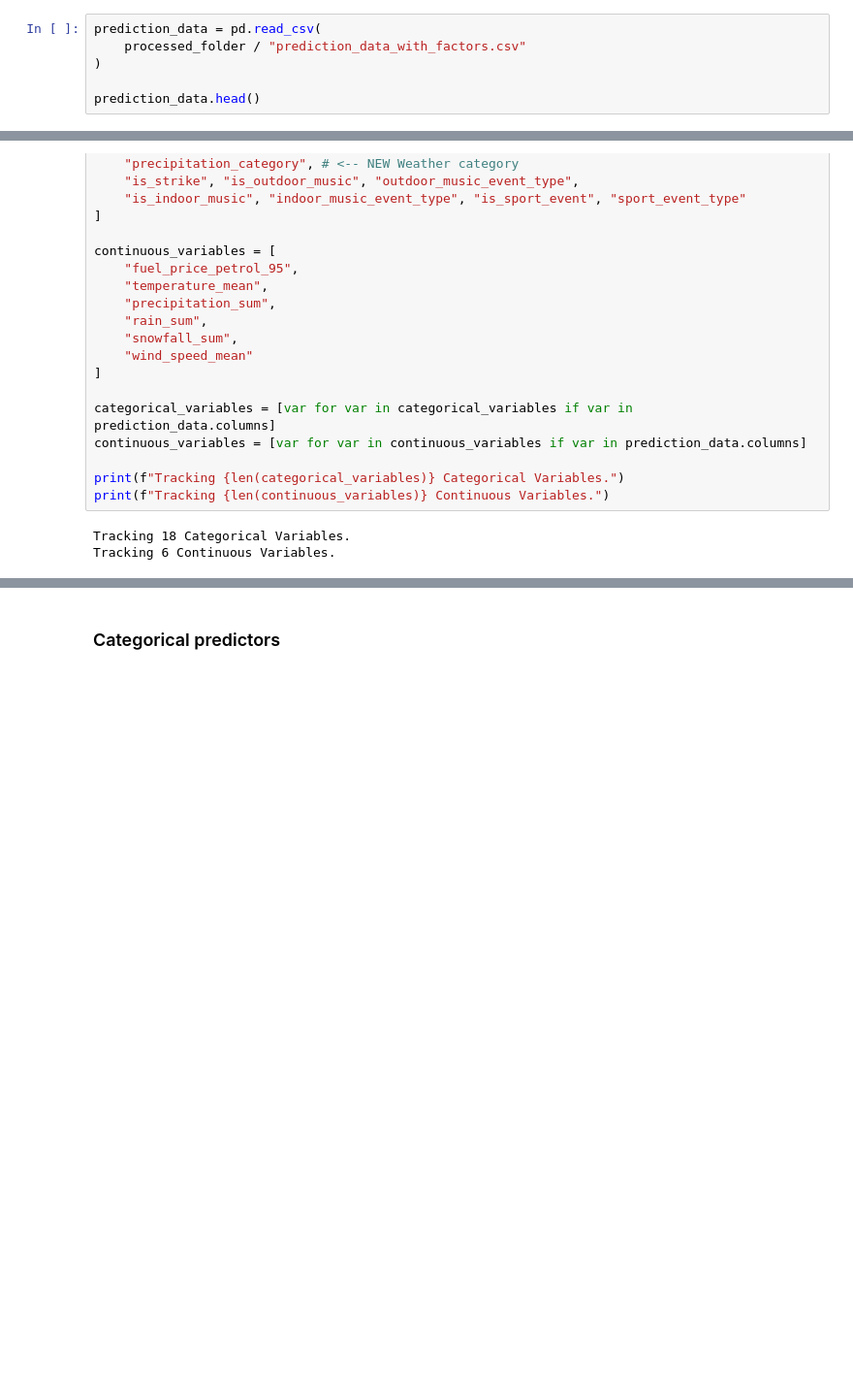
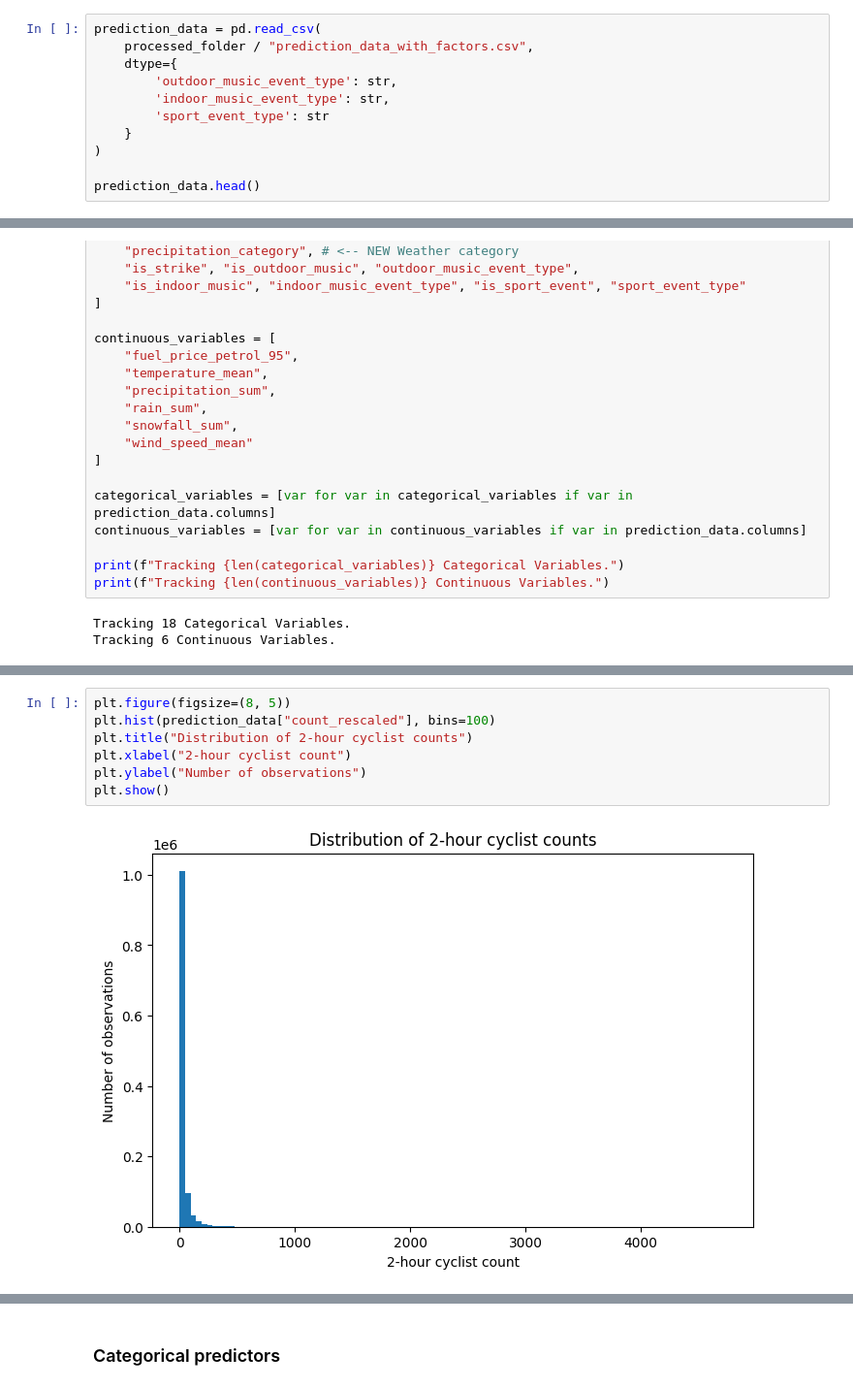
Before and after one commit to annasolodka/mda-cycling-traffic-analysis, a Jupyter notebook: notebooks/03_exploratory_data_analysis.ipynb, the cells around one changed output, grey strips where cells are left out. Shown at 97% size. Drawn from its saved outputs; the diff is of its cells as text; blank space fills up the shorter version.

```diff
--- a/notebooks/03_exploratory_data_analysis.ipynb
+++ b/notebooks/03_exploratory_data_analysis.ipynb
@@ -427,7 +427,12 @@ for variable in continuous_variables:
 ### Load data
 # %%
 prediction_data = pd.read_csv(
-    processed_folder / "prediction_data_with_factors.csv"
+    processed_folder / "prediction_data_with_factors.csv",
+    dtype={
+        'outdoor_music_event_type': str,
+        'indoor_music_event_type': str,
+        'sport_event_type': str
+    }
 )
 
 prediction_data.head()
@@ -583,0 +617,9 @@ Tracking 6 Continuous Variables.
+# %%
+plt.figure(figsize=(8, 5))
+plt.hist(prediction_data["count_rescaled"], bins=100)
+plt.title("Distribution of 2-hour cyclist counts")
+plt.xlabel("2-hour cyclist count")
+plt.ylabel("Number of observations")
+plt.show()
+# %% [output]
+[figure, added]
```
Also changed, not shown: parts of 5 cells of this notebook.
